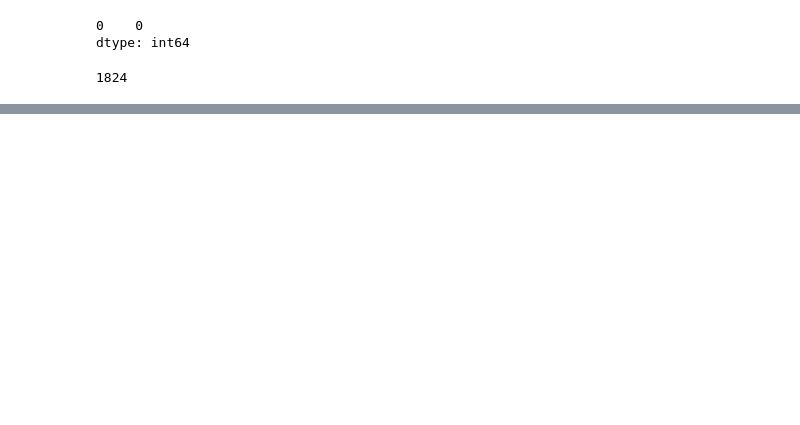
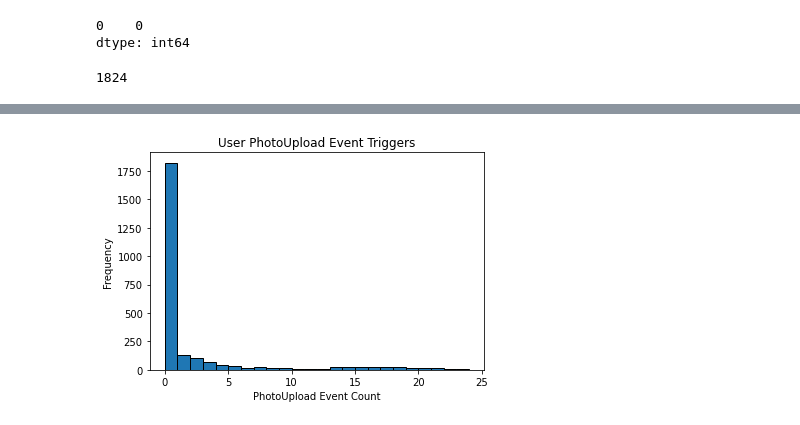
Before and after one commit to PatrickCmd/GuideBook-Data-Science, a Jupyter notebook: Guide Book Data Science Refactor.ipynb, the cells around one changed output, grey strips where cells are left out. Drawn from its saved outputs; the diff is of its cells as text; code cells hidden in the pictures; blank space fills up the shorter version.

```diff
--- a/Guide Book Data Science Refactor.ipynb
+++ b/Guide Book Data Science Refactor.ipynb
@@ -320,0 +283,7 @@ Text(0.5, 0, 'PhotoUpload')
+# %%
+sns.histplot(data = df, x = 'PhotoUpload', binwidth = 1, alpha=1).set_title('User PhotoUpload Event Triggers')
+plt.xlabel('PhotoUpload Event Count')
+plt.ylabel('Frequency')
+plt.show()  # OR plt.savefig("images/photoupload.jpg")
+# %% [output]
+[figure, added]
```
Also changed, not shown: parts of 28 cells of this notebook, 17 other files.
